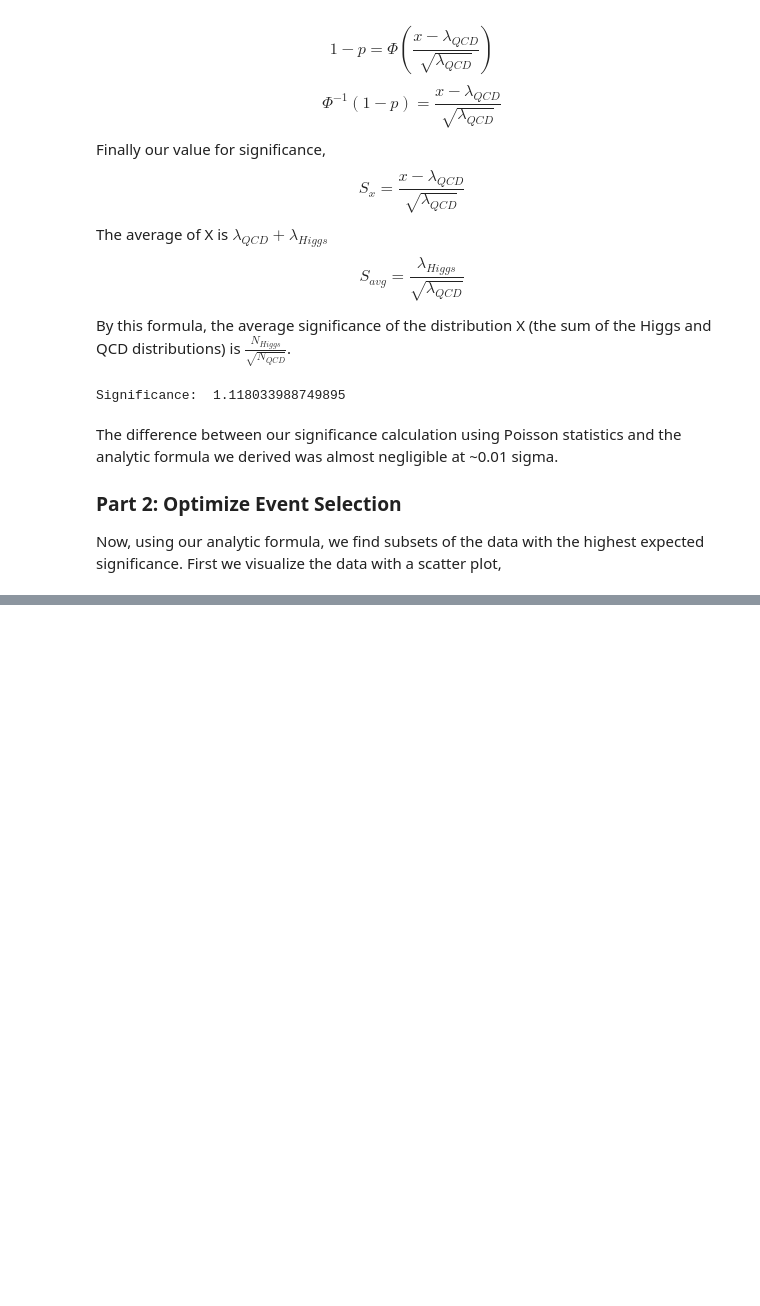
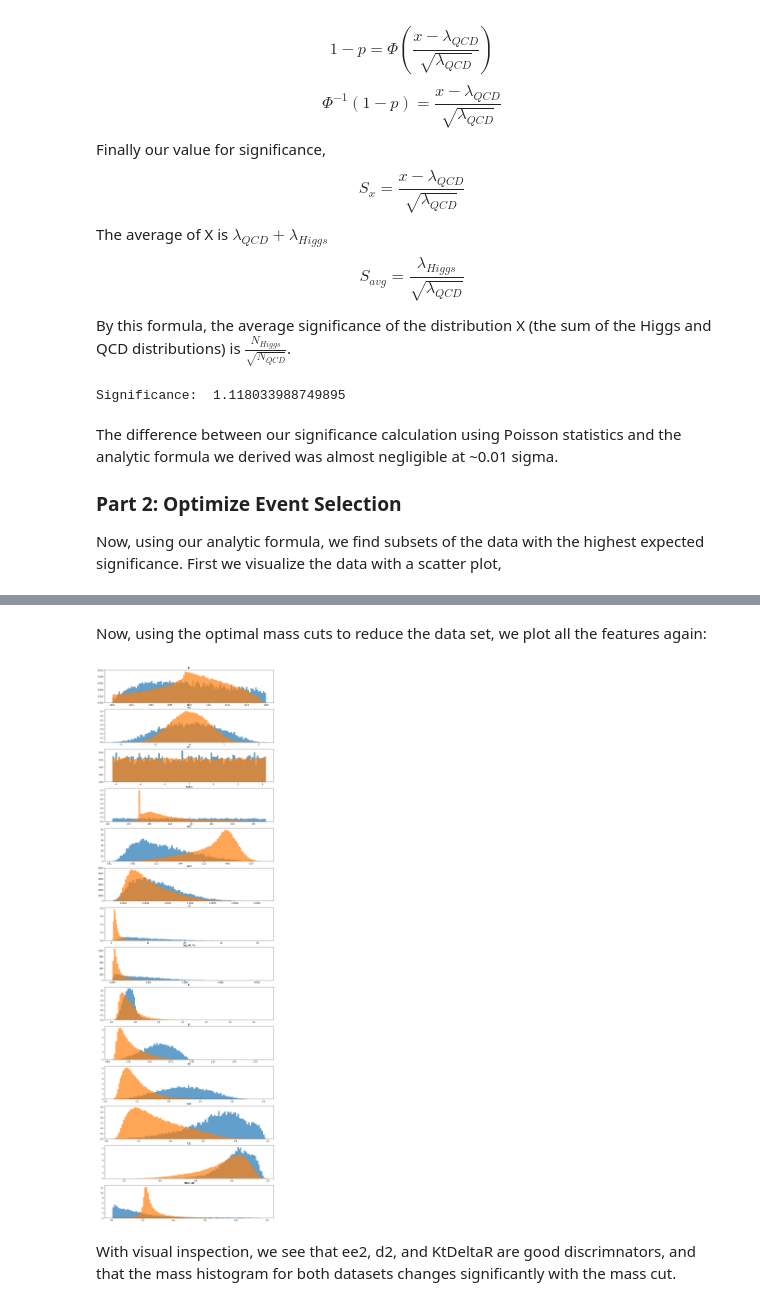
Before and after one commit to chkboris/Physics-434, a Jupyter notebook: Lab-7-ML.ipynb, the cells around one changed output, grey strips where cells are left out. Cells and saved outputs as stored; diff of their text form; code cells hidden in the pictures; blank space fills up the shorter version.

```diff
--- a/Lab-7-ML.ipynb
+++ b/Lab-7-ML.ipynb
@@ -80,0 +152,17 @@ Now, using our analytic formula, we find subsets of the data with the highest ex
+# %% [markdown]
+Now, using the optimal mass cuts to reduce the data set, we plot all the features again:
+# %%
+higgs_cut = higgs_d[higgs_d.mass.between(best_cut_mass[0],best_cut_mass[1])]
+qcd_cut = qcd_d[qcd_d.mass.between(best_cut_mass[0],best_cut_mass[1])]
+fig, ax_arr = plt.subplots(len(qcd_cut.keys()),1, figsize=(15,50))
+index = 0
+for key in qcd_d.keys():
+    ax_arr[index].hist(qcd_cut.get(key), bins=100, density=True, alpha = 0.7)
+    ax_arr[index].title.set_text(key)
+    ax_arr[index].hist(higgs_cut.get(key), bins=100, density=True, alpha=0.7)
+    ax_arr[index].title.set_text(key)
+    index += 1
+# %% [output]
+[figure, added]
+# %% [markdown]
+With visual inspection, we see that ee2, d2, and KtDeltaR are good discrimnators, and that the mass histogram for both datasets changes significantly with the mass cut.
```
Also changed, not shown: parts of 53 cells of this notebook.
